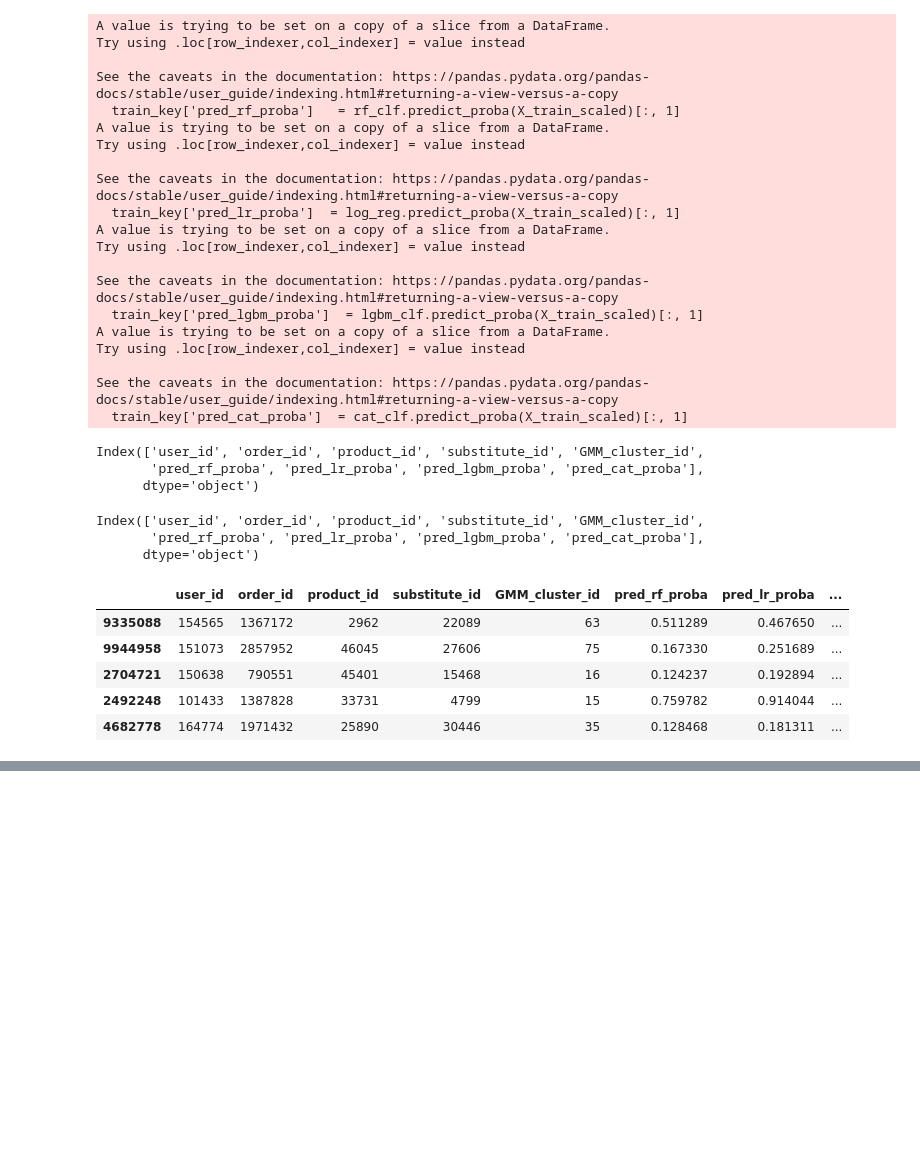
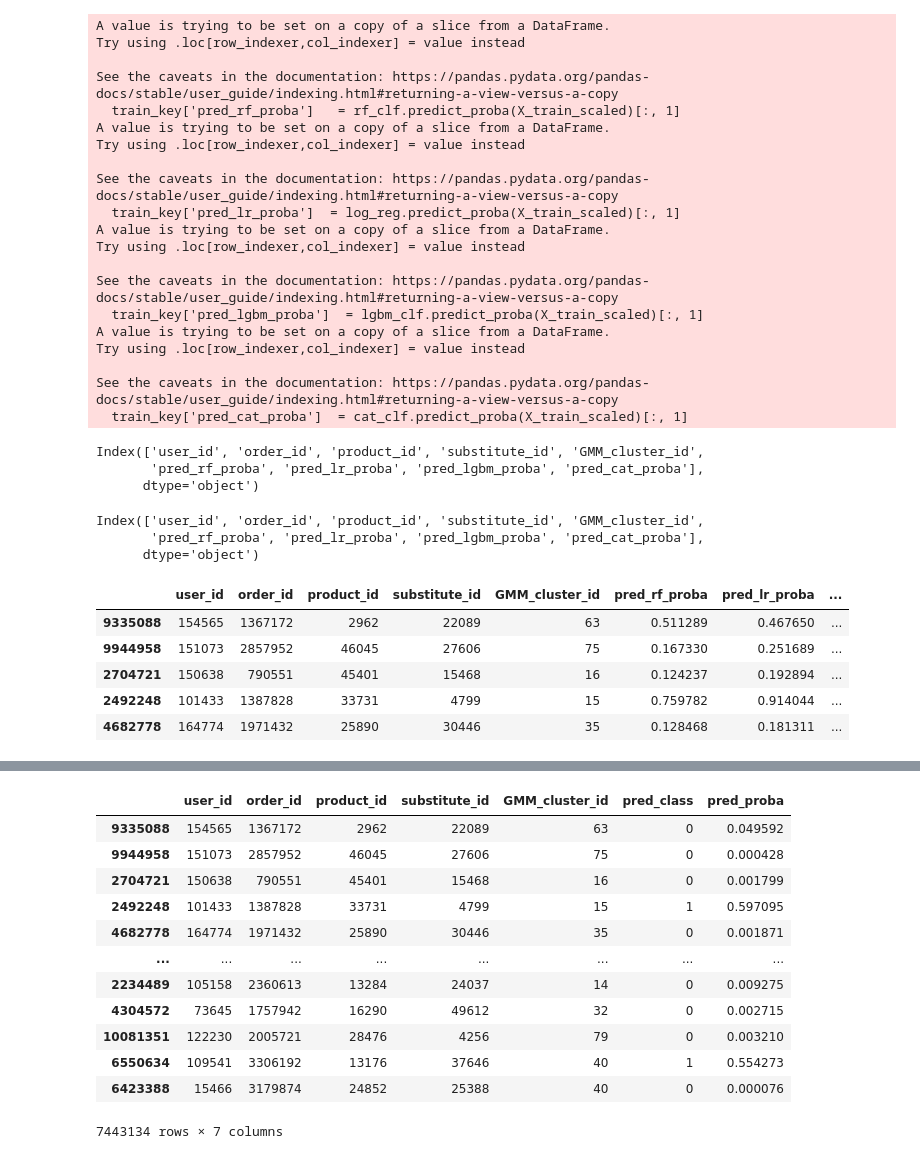
Before and after one commit to arihanth26/OOS-Product-Recommendation, a Jupyter notebook: notebooks/supervised_modelling.ipynb, the cells around one changed output, grey strips where cells are left out. Drawn from its saved outputs; the diff is of its cells as text; code cells hidden in the pictures; blank space fills up the shorter version.

Commit message:
updated scripts for sup. learn

```diff
--- a/notebooks/supervised_modelling.ipynb
+++ b/notebooks/supervised_modelling.ipynb
@@ -546,0 +447,35 @@ data_dict_xgb = (train_key,test_key, best_model, best_params)
+# %%
+
+# print("Best LogLoss:", study.best_value)
+# print("Best params:", study.best_params)
+
+# # Retrain on full training set with best params
+# best_params = {
+#     **study.best_params,
+#     "objective": "binary:logistic",
+#     "num_class": None,
+#     "tree_method": "hist",
+#     "eval_metric": "logloss",
+#     "random_state": 42,
+#     "n_jobs": -1,
+# }
+
+
+
+best_params = {
+    'learning_rate': 0.19998570170455632, 'n_estimators': 687, 'max_depth': 7, 'min_child_weight': 5.441759731202355,
+    'subsample': 0.780218351263169, 'colsample_bytree': 0.769739120815676, 'colsample_bylevel': 0.9553771482874794,
+    'gamma': 4.345945751363333, 'reg_alpha': 2.572047028510029, 'reg_lambda': 0.1560558876938432, 'max_bin': 446,
+
+    "objective": "binary:logistic",
+    "num_class": None,
+    "tree_method": "hist",
+    "eval_metric": "logloss",
+    "random_state": 42,
+    "n_jobs": -1,
+}
+
+
+# Save best params
+with open(f"best_cls_params_{datetime.strftime(datetime.now(), '%Y%m%d%H%M')}_.pkl", "wb") as f:
+    pickle.dump(best_params, f)
@@ -550,4 +569,20 @@ combined_op_xgb = pd.concat([
     data_dict_xgb[0],
     data_dict_xgb[1]
           ])
+# %%
+data_dict_xgb[0]
+# %% [output]
+|  | user_id | order_id | product_id | substitute_id | GMM_cluster_id | pred_class | pred_proba |
+| 9335088 | 154565 | 1367172 | 2962 | 22089 | 63 | 0 | 0.049592 |
+| 9944958 | 151073 | 2857952 | 46045 | 27606 | 75 | 0 | 0.000428 |
+| 2704721 | 150638 | 790551 | 45401 | 15468 | 16 | 0 | 0.001799 |
+| 2492248 | 101433 | 1387828 | 33731 | 4799 | 15 | 1 | 0.597095 |
+| 4682778 | 164774 | 1971432 | 25890 | 30446 | 35 | 0 | 0.001871 |
+| ... | ... | ... | ... | ... | ... | ... | ... |
+| 2234489 | 105158 | 2360613 | 13284 | 24037 | 14 | 0 | 0.009275 |
+| 4304572 | 73645 | 1757942 | 16290 | 49612 | 32 | 0 | 0.002715 |
+| 10081351 | 122230 | 2005721 | 28476 | 4256 | 79 | 0 | 0.003210 |
+| 6550634 | 109541 | 3306192 | 13176 | 37646 | 40 | 1 | 0.554273 |
+| 6423388 | 15466 | 3179874 | 24852 | 25388 | 40 | 0 | 0.000076 |
+7443134 rows × 7 columns
 # %%
```
Also changed, not shown: parts of 20 cells of this notebook, 1 other file.
